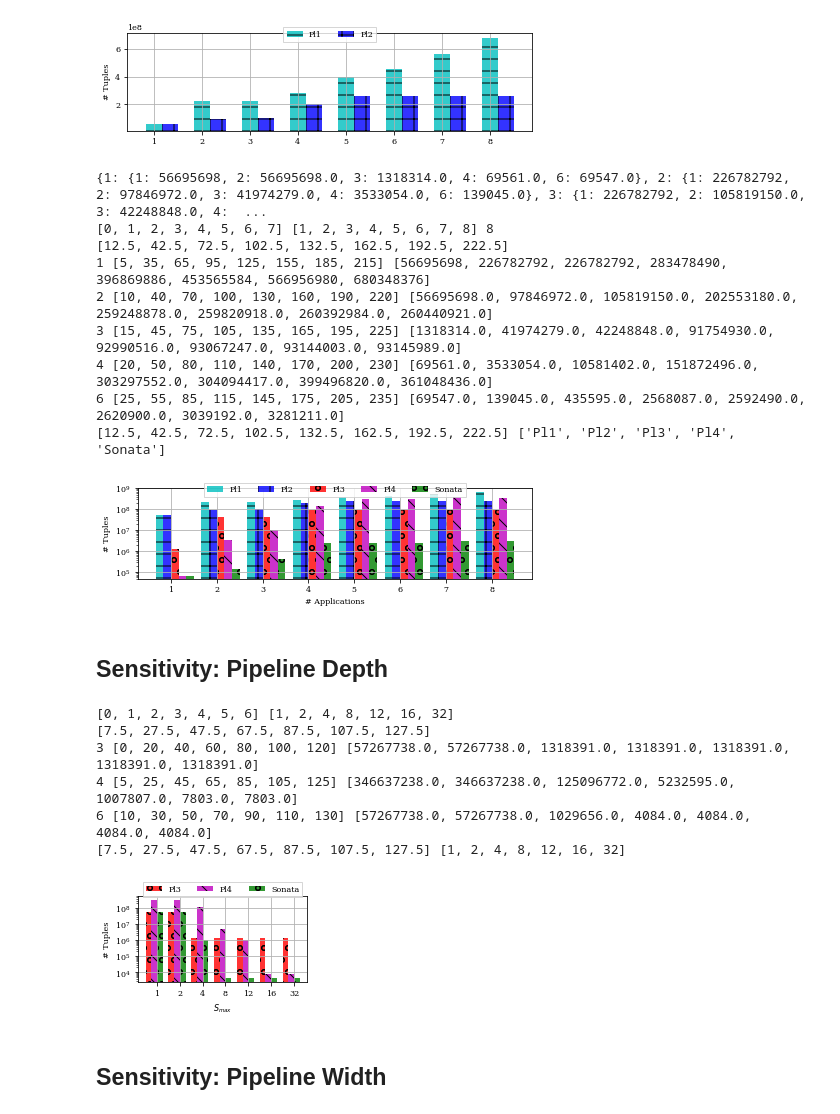
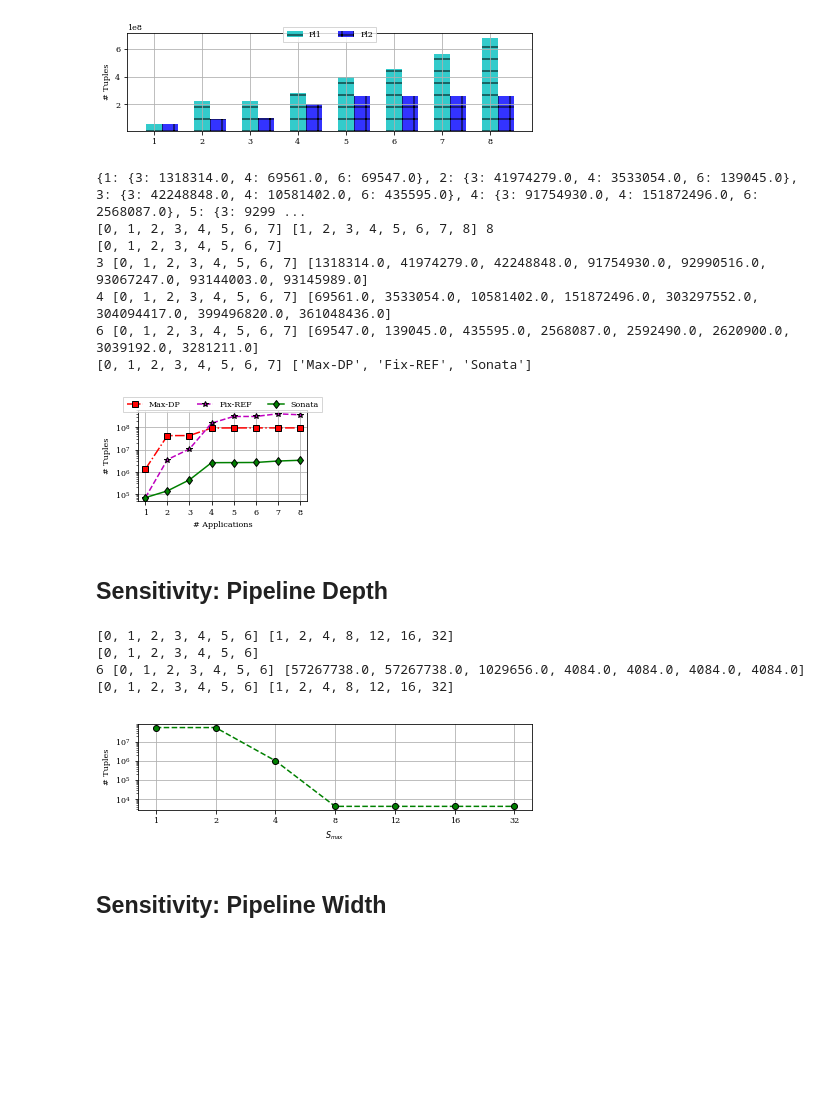
Before and after one commit to agupta13/SONATA-DEV, a Jupyter notebook: analysis/performance_eval/plot_results/plot_results.ipynb, the cells around one changed output. Saved outputs shown, nothing was run; the diff lists cells and outputs as text; code cells hidden in the pictures; blank space fills up the shorter version.

```diff
--- a/analysis/performance_eval/plot_results/plot_results.ipynb
+++ b/analysis/performance_eval/plot_results/plot_results.ipynb
@@ -36,7 +36,7 @@ matplotlib.rcParams['font.size']= 8
 
 import pickle
 color_n=['k','c','b','r','m','k','g']
-markers=['o','*','^','s','d','3','d','o','*','^','1','4']
+markers=['o','*','^','s','*','o','d','o','*','^','1','4']
 linestyles=[ '-',':','--','-.','--',':','-','-.', '--',':']
 # %%
 data = {1: {0: {2: 572040.0, 3: 77.0, 4: 479.0, 6: 77.0},
@@ -277,7 +277,7 @@ bits_max_register = 32 * 1000000
 
 apps = [2,3,5,6,7, 9, 10, 11, 12]
 modes = [1,2,3,4,6]
-modes_2_labels = {1:"Pl1", 2: "Pl2", 3: "Pl3", 4: "Pl4", 6: "Sonata"}
+modes_2_labels = {1: "All-SP", 2: "Filter-DP", 3: "Max-DP", 4: "Fix-REF", 6: "Sonata"}
 hatches = {0:'/', 1:'-', 2:'+', 3:'x', 4:'\\', 5:'x', 6:'o', 7:'O', 8:'.'}
 
 ids_2_labels = {1: "Dup Acks", 2:"New TCP", 3: "SSH Brute", 4: "HH",
@@ -458,8 +458,8 @@ data = {1: {0: {1: 56695698, 2: 56695698.0, 3: 1318314.0, 4: 69561.0, 6: 69547.0
        }
 
 modes = [1,2,3,4,6]
-modes = [1, 2, 3, 4, 6]
-modes_2_labels = {1: "Pl1", 2: "Pl2", 3: "Pl3", 4: "Pl4", 6: "Sonata"}
+modes = [3, 4, 6]
+modes_2_labels = {1: "All-SP", 2: "Filter-DP", 3: "Max-DP", 4: "Fix-REF", 6: "Sonata"}
 n_queries = data.keys()
 n_queries.sort()
 
@@ -480,7 +480,7 @@ def get_plot_data(data, modes):
 def draw_plots(data, modes, modes_2_labels):
     f, (ax) = plt.subplots(1)
 #     matplotlib.rcParams['figure.figsize']= [9.375, 1.93]
-    matplotlib.rcParams['figure.figsize']= [6.25, 1.93]
+    matplotlib.rcParams['figure.figsize']= [3.125, 1.93]
     ctr = 1
     bar_width = 5
     shift = (1+len(modes))*bar_width
@@ -490,50 +490,52 @@ def draw_plots(data, modes, modes_2_labels):
 
 
     ticks = [shift*l+(0.5*float(bar_width*len(modes))) for l in xlab]
+    ticks = xlab
     print ticks
 
     for mode in modes:
         y = [data[qid][mode] for qid in qids]
 
         x = [l*shift+ctr*bar_width for l in xlab]
+        x = xlab
 
         print mode, x, y
-        ax.bar(x, y, bar_width, alpha=0.8, color=color_n[mode], hatch = hatches[mode],label=modes_2_labels[mode])
+#         ax.bar(x, y, bar_width, alpha=0.8, color=color_n[mode], hatch = hatches[mode],label=modes_2_labels[mode])
+        pl.plot(x,y,label=modes_2_labels[mode],color=color_n[mode],linestyle=linestyles[mode],
+                marker=markers[mode], mec='k')
 
         ctr += 1
 
     plt.xlabel('# Applications')
     plt.ylabel('# Tuples')
 
     print ticks, [modes_2_labels[mode] for mode in modes]
     plt.xticks(ticks, n_queries, rotation=0)
     ax.grid(True)
     #ax.set_xlim(xmax=5.25)
     ax.set_yscale("log", nonposy='clip')
     ax.set_ylim(ymin=50000)
-    ax.legend(loc='upper center', bbox_to_anchor=(0.5, 1.1),
+    ax.legend(loc='upper center', bbox_to_anchor=(0.5, 1.18),
               ncol=5, fancybox=False, shadow=False)
     fname = "/Users/arpit/Documents/nsdi18/writing/figures/multi_query_analysis_log.eps"
     plt.tight_layout()
     plot_name = fname
     pl.savefig(plot_name)
     plt.show()
     pass
 
 plot_data = get_plot_data(data, modes)
 print plot_data
 draw_plots(plot_data, modes, modes_2_labels)
 # %% [output]
-{1: {1: 56695698, 2: 56695698.0, 3: 1318314.0, 4: 69561.0, 6: 69547.0}, 2: {1: 226782792, 2: 97846972.0, 3: 41974279.0, 4: 3533054.0, 6: 139045.0}, 3: {1: 226782792, 2: 105819150.0, 3: 42248848.0, 4:  ...
+{1: {3: 1318314.0, 4: 69561.0, 6: 69547.0}, 2: {3: 41974279.0, 4: 3533054.0, 6: 139045.0}, 3: {3: 42248848.0, 4: 10581402.0, 6: 435595.0}, 4: {3: 91754930.0, 4: 151872496.0, 6: 2568087.0}, 5: {3: 9299 ...
 [0, 1, 2, 3, 4, 5, 6, 7] [1, 2, 3, 4, 5, 6, 7, 8] 8
-[12.5, 42.5, 72.5, 102.5, 132.5, 162.5, 192.5, 222.5]
-1 [5, 35, 65, 95, 125, 155, 185, 215] [56695698, 226782792, 226782792, 283478490, 396869886, 453565584, 566956980, 680348376]
-2 [10, 40, 70, 100, 130, 160, 190, 220] [56695698.0, 97846972.0, 105819150.0, 202553180.0, 259248878.0, 259820918.0, 260392984.0, 260440921.0]
-3 [15, 45, 75, 105, 135, 165, 195, 225] [1318314.0, 41974279.0, 42248848.0, 91754930.0, 92990516.0, 93067247.0, 93144003.0, 93145989.0]
-4 [20, 50, 80, 110, 140, 170, 200, 230] [69561.0, 3533054.0, 10581402.0, 151872496.0, 303297552.0, 304094417.0, 399496820.0, 361048436.0]
-6 [25, 55, 85, 115, 145, 175, 205, 235] [69547.0, 139045.0, 435595.0, 2568087.0, 2592490.0, 2620900.0, 3039192.0, 3281211.0]
-[12.5, 42.5, 72.5, 102.5, 132.5, 162.5, 192.5, 222.5] ['Pl1', 'Pl2', 'Pl3', 'Pl4', 'Sonata']
+[0, 1, 2, 3, 4, 5, 6, 7]
+3 [0, 1, 2, 3, 4, 5, 6, 7] [1318314.0, 41974279.0, 42248848.0, 91754930.0, 92990516.0, 93067247.0, 93144003.0, 93145989.0]
+4 [0, 1, 2, 3, 4, 5, 6, 7] [69561.0, 3533054.0, 10581402.0, 151872496.0, 303297552.0, 304094417.0, 399496820.0, 361048436.0]
+6 [0, 1, 2, 3, 4, 5, 6, 7] [69547.0, 139045.0, 435595.0, 2568087.0, 2592490.0, 2620900.0, 3039192.0, 3281211.0]
+[0, 1, 2, 3, 4, 5, 6, 7] ['Max-DP', 'Fix-REF', 'Sonata']
-[figure, old version]
+[figure, new version]
 # %% [markdown]
 ## Sensitivity: Pipeline Depth
 # %%
@@ -544,7 +546,7 @@ data = {1: {32: 2*56695698, 1: 2*56695698, 2: 2*56695698, 4: 2*56695698, 8: 2*56
         6: {32: 4084.0, 1: 57267738.0, 2: 57267738.0, 4: 1029656.0, 8: 4084.0, 12: 4084.0, 16: 4084.0}}
 
 Ds = [1,2,4,8,12,16,32]
-modes = [3,4,6]
+modes = [6]
 modes_2_labels = {1: "Pl1", 2: "Pl2", 3: "Pl3", 4: "Pl4", 6: "Sonata"}
 hatches = {0:'/', 1:'-', 2:'+', 3:'o', 4:'\\', 5:'x', 6:'o', 7:'O', 8:'.'}
 
@@ -552,7 +554,7 @@ matplotlib.rc('text', usetex=False)
 matplotlib.use('Agg')
 # matplotlib.rcParams['pdf.fonttype'] = 42
 # matplotlib.rcParams['ps.fonttype'] = 42
-matplotlib.rcParams['figure.figsize']= [3.125, 1.93]
+# matplotlib.rcParams['figure.figsize']= [3.125, 1.93]
 # matplotlib.rcParams['text.usetex'] = True
 matplotlib.rcParams['font.family']= 'serif'
 # matplotlib.rcParams['font.sans-serif']='Times'
@@ -565,21 +567,24 @@ def draw_plots(data, modes, modes_2_labels):
     shift = (1+len(modes))*bar_width
     qids = Ds
     qids.sort()
-    #matplotlib.rcParams['figure.figsize']= [6.25, 1.93]
+    matplotlib.rcParams['figure.figsize']= [6.25, 1.93]
 
     xlab = range(len(qids))
     print xlab, qids
 
     ticks = [shift*l+(0.5*bar_width)*len(modes) for l in xlab]
+    ticks = xlab
     print ticks
 
     for mode in modes:
         y = [data[mode][qid] for qid in qids]
 
         x = [l*shift+ctr*bar_width for l in xlab]
+        x = xlab
 
         print mode, x, y
-        ax.bar(x, y, bar_width, alpha=0.8, color=color_n[mode], hatch = hatches[mode],label=modes_2_labels[mode])
+#         ax.bar(x, y, bar_width, alpha=0.8, color=color_n[mode], hatch = hatches[mode],label=modes_2_labels[mode])
+        pl.plot(x,y,label=modes_2_labels[mode],color='g',linestyle='--', marker='o', mec='k')
 
         ctr += 1
 
@@ -592,8 +597,8 @@ def draw_plots(data, modes, modes_2_labels):
     #ax.set_xlim(xmax=5.25)
     ax.set_yscale("log", nonposy='clip')
 #     ax.set_xlim(xmin=0.75)
-    ax.legend(loc='upper center', bbox_to_anchor=(0.5, 1.2),
-              ncol=5, fancybox=False, shadow=False)
+#     ax.legend(loc='upper center', bbox_to_anchor=(0.5, 1.2),
+#               ncol=5, fancybox=False, shadow=False)
     fname = "/Users/arpit/Documents/nsdi18/writing/figures/sensitivity_D_analysis.eps"
     plt.tight_layout()
     plot_name = fname
@@ -605,12 +610,10 @@ def draw_plots(data, modes, modes_2_labels):
 draw_plots(data, modes, modes_2_labels)
 # %% [output]
 [0, 1, 2, 3, 4, 5, 6] [1, 2, 4, 8, 12, 16, 32]
-[7.5, 27.5, 47.5, 67.5, 87.5, 107.5, 127.5]
-3 [0, 20, 40, 60, 80, 100, 120] [57267738.0, 57267738.0, 1318391.0, 1318391.0, 1318391.0, 1318391.0, 1318391.0]
-4 [5, 25, 45, 65, 85, 105, 125] [346637238.0, 346637238.0, 125096772.0, 5232595.0, 1007807.0, 7803.0, 7803.0]
-6 [10, 30, 50, 70, 90, 110, 130] [57267738.0, 57267738.0, 1029656.0, 4084.0, 4084.0, 4084.0, 4084.0]
-[7.5, 27.5, 47.5, 67.5, 87.5, 107.5, 127.5] [1, 2, 4, 8, 12, 16, 32]
+[0, 1, 2, 3, 4, 5, 6]
+6 [0, 1, 2, 3, 4, 5, 6] [57267738.0, 57267738.0, 1029656.0, 4084.0, 4084.0, 4084.0, 4084.0]
+[0, 1, 2, 3, 4, 5, 6] [1, 2, 4, 8, 12, 16, 32]
-[figure, old version]
+[figure, new version]
 # %% [markdown]
 ## Sensitivity: Pipeline Width
 # %%
```
Also changed, not shown: parts of 5 cells of this notebook, 5 other files.
